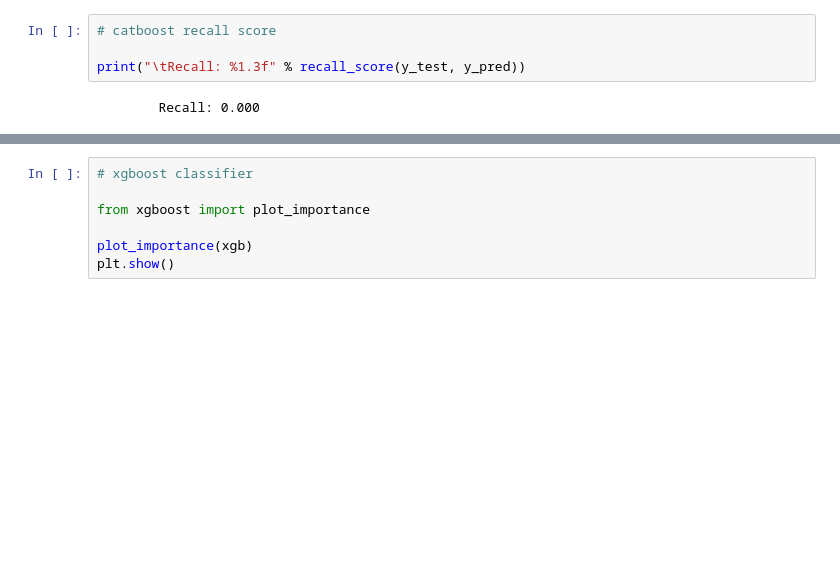
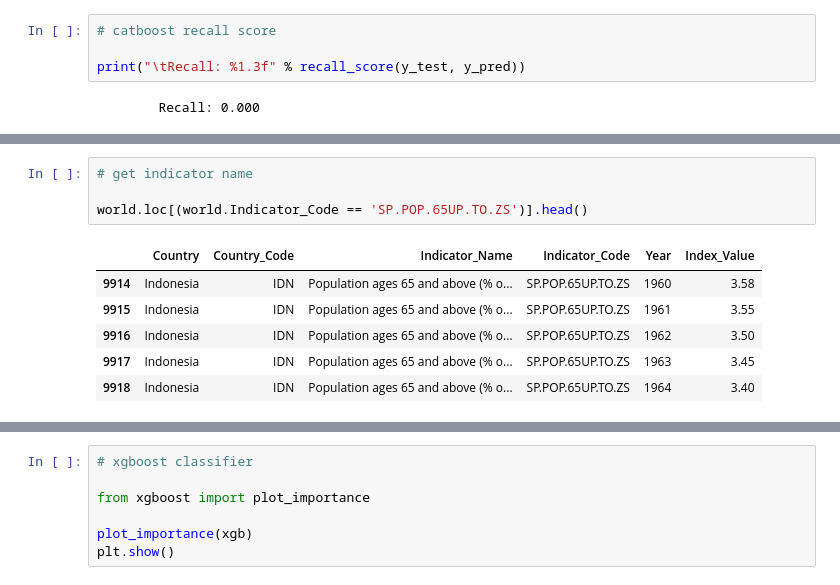
Before and after one commit to milabknowin/Thinkful, a Jupyter notebook: Unsupervised_Learning/Capstone/Global_Fertility_Final_Capstone.ipynb, the cells around one changed output, grey strips where cells are left out. Cells and saved outputs as stored; diff of their text form; blank space fills up the shorter version.

```diff
--- a/Unsupervised_Learning/Capstone/Global_Fertility_Final_Capstone.ipynb
+++ b/Unsupervised_Learning/Capstone/Global_Fertility_Final_Capstone.ipynb
@@ -556,0 +566,11 @@ Country_Code_PAK                        0.01
+# %%
+# get indicator name
+
+world.loc[(world.Indicator_Code == 'SP.POP.65UP.TO.ZS')].head()
+# %% [output]
+|  | Country | Country_Code | Indicator_Name | Indicator_Code | Year | Index_Value |
+| 9914 | Indonesia | IDN | Population ages 65 and above (% o... | SP.POP.65UP.TO.ZS | 1960 | 3.58 |
+| 9915 | Indonesia | IDN | Population ages 65 and above (% o... | SP.POP.65UP.TO.ZS | 1961 | 3.55 |
+| 9916 | Indonesia | IDN | Population ages 65 and above (% o... | SP.POP.65UP.TO.ZS | 1962 | 3.50 |
+| 9917 | Indonesia | IDN | Population ages 65 and above (% o... | SP.POP.65UP.TO.ZS | 1963 | 3.45 |
+| 9918 | Indonesia | IDN | Population ages 65 and above (% o... | SP.POP.65UP.TO.ZS | 1964 | 3.40 |
```
Also changed, not shown: parts of 28 cells of this notebook.
